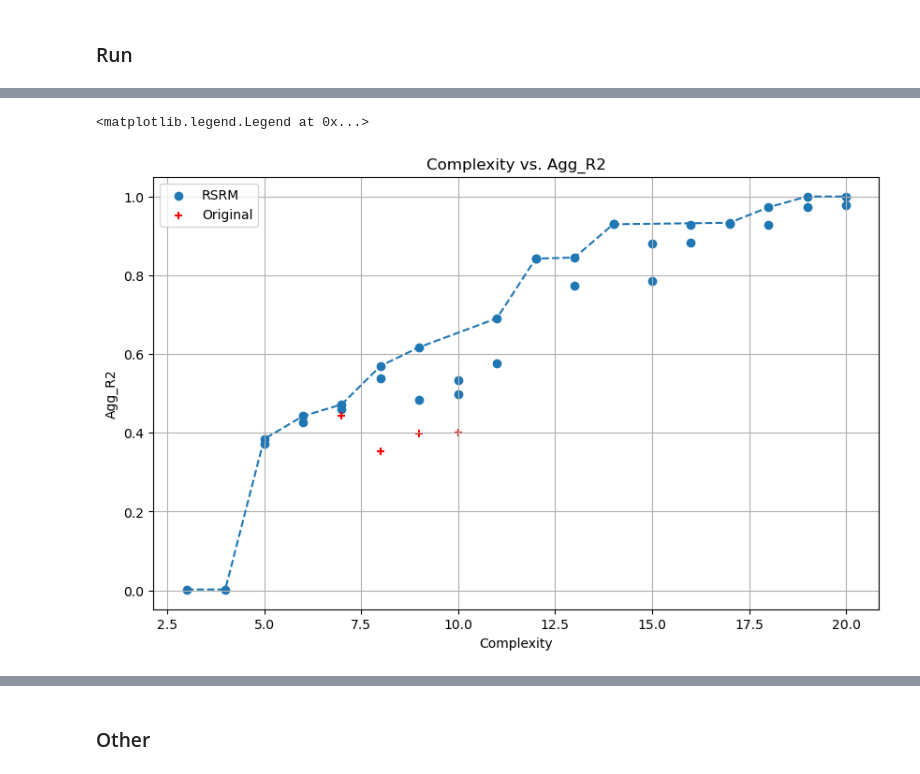
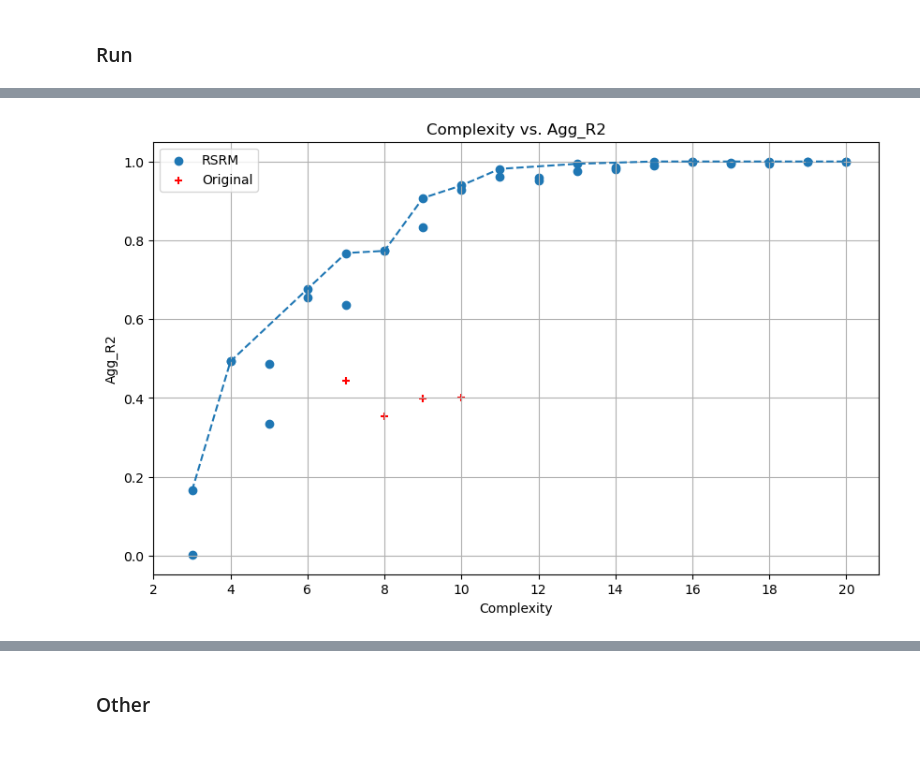
Before and after one commit to 1-0-GO/Thesis, a Jupyter notebook: notebook_GDM.ipynb, the cells around one changed output, grey strips where cells are left out. Drawn from its saved outputs; the diff is of its cells as text; code cells hidden in the pictures.

```diff
--- a/notebook_GDM.ipynb
+++ b/notebook_GDM.ipynb
@@ -103,12 +104,13 @@ def replace_numeric_parameters(equation):
     return re.sub(pattern, 'C', equation)
 # %%
 rsrm_output = 'RSRM/output/'
-run_file_name = 'multirun_28_first.csv'
+run_file_name = 'multirun_28_all_vars_1.csv'
 df = pd.read_csv(rsrm_output + run_file_name)
 df = df.drop(df[df['complexity'] == 0].index)
-df['equation'] = df['equation'].apply(lambda x: x.replace('X1', 'A').replace('X2', 'T'))
+var_map = dict(zip([f'X{i+1}' for i in range(len(variables))], variables))
+df['equation'] = df['equation'].apply(replace_variables, var_map=var_map)
 df['equation'] = df['equation'].apply(replace_numeric_parameters)
-df['complexity'] = df['equation'].apply(count_weighted_operations)
+df['complexity'] = df['equation'].apply(complexity_calculation)
 df = df[df['complexity'] <= 20]
 equations_considered = df['equation']
 # df['run'] = df.groupby(['left_out_archipelago', 'left_out_species']).ngroup() + 1
@@ -155,13 +157,17 @@ def replace2(equation_str, optimized_params, precision=6):
 
     return "".join(parts)
 # %%
-def fit_equation_multi(eq_str: str):
+def get_equation_multi(eq_str: str):
     random_params = list(np.random.rand(eq_str.count('C')))
     const_params = extract_numeric_parameters(eq_str)
     eq_str = protect_params(eq_str)
     eq_str = replace_optimized_parameters(eq_str, random_params)
-    equation = EquationConstructor(eq_str, ['A', 'T'], use_glm=False)
+    equation = EquationConstructor(eq_str, variables, use_glm=False)
     equation.skeleton = replace2(equation.skeleton, const_params)
+    return equation
+
+def fit_equation_multi(eq_str: str):
+    equation = get_equation_multi(eq_str)
     eq_res = {}
     for group in x:
         training_x = np.asarray(x[group]).T
@@ -179,6 +187,8 @@ for eq_str in original_equations:
 # It's cached, change code to take adavntage of that. First check if skeleton has already been computed
 results_new_eqs = {}
 for eq_str in equations_considered:
+    skeleton =
+    if
     skeleton, eq_res = fit_equation_multi(eq_str)
     results_new_eqs[skeleton] = eq_res
 # %%
@@ -207,6 +217,7 @@ def get_min_score_df(results):
 
     df = pd.DataFrame(data)
     df['Complexity'] = df['Equation'].apply(count_weighted_operations)
+    df = df[df['Complexity'] <= 20]
     return df
 df_new_eqs = get_min_score_df(results_new_eqs)
 df_original_eqs = get_min_score_df(results_original_eqs)
@@ -256,18 +285,19 @@ df_new_eqs
 # %%
 tt = 'Agg_R2'
 greater_is_better = True
 def transform_df(df):
     df = df.sort_values(by=f'{tt}').drop_duplicates(subset='Equation').sort_values(by=['Complexity', tt], ascending=[True, False]).groupby('Complexity').head(2).reset_index(drop=True)
     df = df[df['Complexity'] > 1]
     df = df[df[f'{tt}'] > -1]
     df = df[df[f'{tt}'] < 1]
     return df
 plot_pareto_frontier([('RSRM', transform_df(df_new_eqs))], 'Complexity', tt, scatter=True, minimize_y=False)
 plt.scatter(df_original_eqs['Complexity'], df_original_eqs[tt], marker='+', color='red', label='Original')
 plt.legend()
+plt.xticks(range(min(df_new_eqs['Complexity']), max(df_new_eqs['Complexity'])+1, 2))
+plt.show()
 # %% [output]
-<matplotlib.legend.Legend at 0x...>
-[figure, old version]
+[figure, new version]
 # %%
 from collections import Counter
 from itertools import combinations
```
Also changed, not shown: parts of 12 cells of this notebook, 5 other files.
